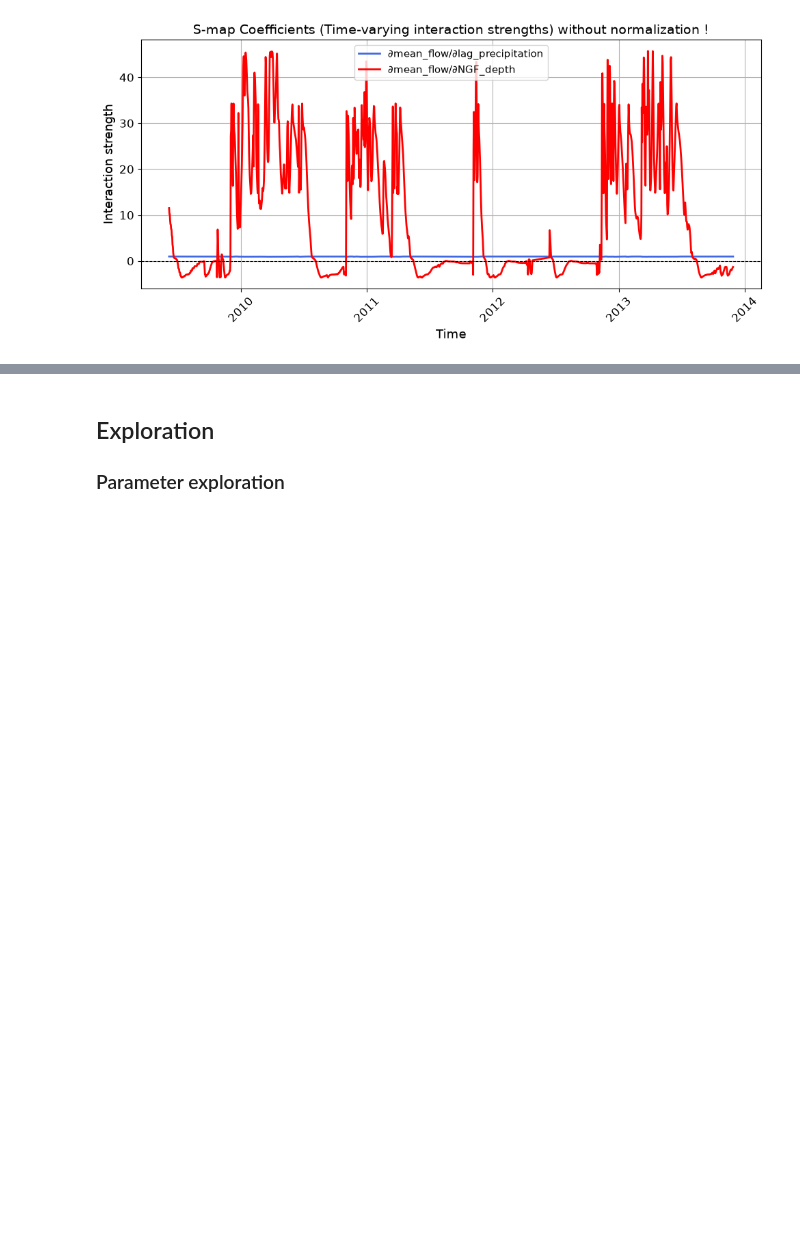
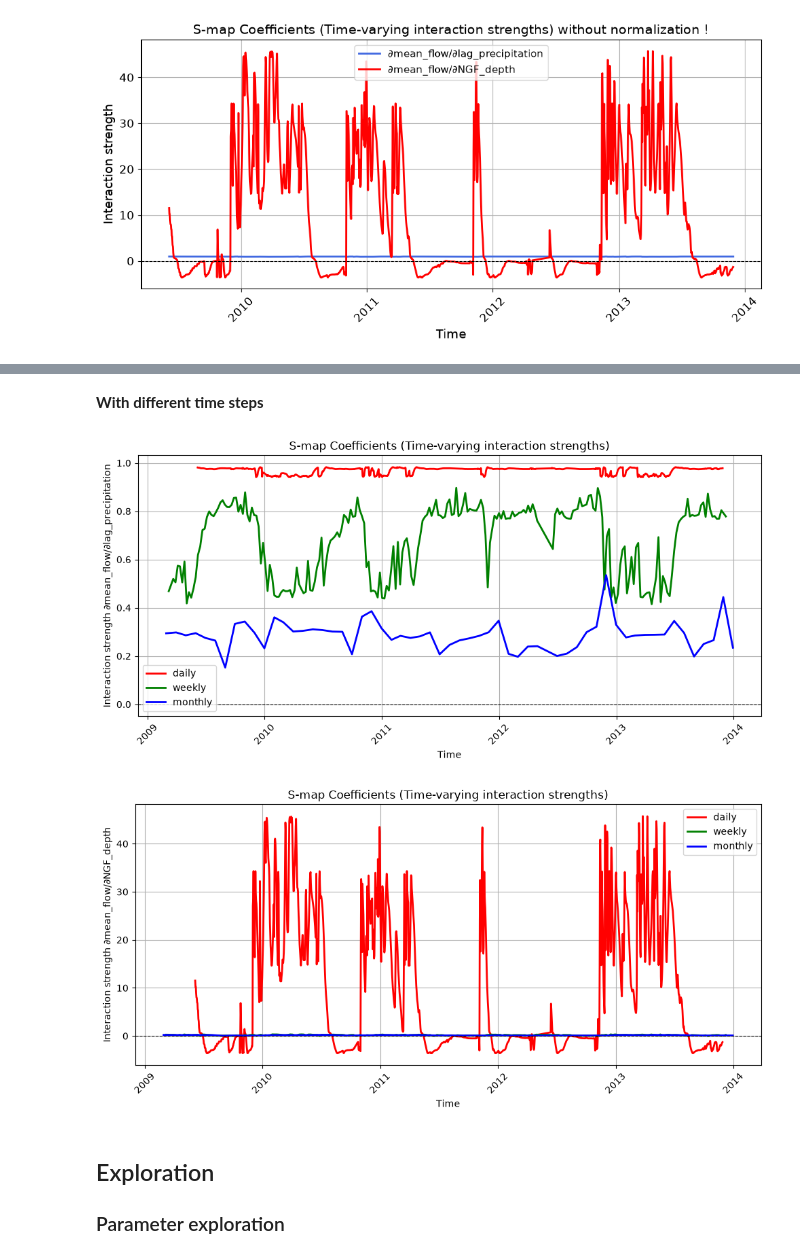
Before and after one commit to EulalieContreras/NTU_ecoinformatic, a Jupyter notebook: mywork/hydrography_notebook.ipynb, the cells around one changed output, grey strips where cells are left out. Drawn from its saved outputs; the diff is of its cells as text; code cells hidden in the pictures; blank space fills up the shorter version.

```diff
--- a/mywork/hydrography_notebook.ipynb
+++ b/mywork/hydrography_notebook.ipynb
@@ -1043,6 +1145,69 @@ plt.tight_layout()
 [figure]
 # %% [markdown]
 ![title](img/interaction_strenght.png)
+# %% [markdown]
+**With different time steps**
+# %%
+lib_start_daily = 1
+lib_end_daily = len(df) // 2
+pred_start_daily = lib_end_daily + 1
+pred_end_daily = len(df)
+res, best_theta = fun.Smap_prediction(df, "mean_flow lag_precipitation NGF_depth", 'mean_flow', lib=f'{lib_start_daily} {lib_end_daily}', pred = f'{pred_start_daily} {pred_end_daily}')
+coefficients= res['coefficients']
+coefficients['date'] = pd.to_datetime(coefficients['date'])
+
+df_week = df_week.dropna()
+lib_start_weekly = 1
+lib_end_weekly = len(df_week) // 2
+pred_start_weekly = lib_end_weekly + 1
+pred_end_weekly = len(df_week)
+res_week, best_theta = fun.Smap_prediction(df_week, "mean_flow lag_precipitation NGF_depth", 'mean_flow', lib=f'{lib_start_weekly} {lib_end_weekly}', pred = f'{pred_start_weekly} {pred_end_weekly}')
+coefficients_week = res_week['coefficients']
+coefficients_week['date'] = pd.to_datetime(coefficients_week['date'])
+
+df_month = df_month.dropna()
+lib_start_monthly = 1
+lib_end_monthly = len(df_month) // 2
+pred_start_monthly = lib_end_monthly + 1
+pred_end_monthly= len(df_month)
+res_month, best_theta = fun.Smap_prediction(df_month, "mean_flow lag_precipitation NGF_depth", 'mean_flow', lib=f'{lib_start_monthly} {lib_end_monthly}', pred = f'{pred_start_monthly} {pred_end_monthly}')
+coefficients_month = res_month['coefficients']
+coefficients_month['date'] = pd.to_datetime(coefficients_month['date'])
+
+plt.figure(figsize=(10, 5))
+plt.plot(coefficients['date'], coefficients['C1'], label='daily', color="r", linewidth=2)
+plt.plot(coefficients_week['date'], coefficients_week['C1'], label='weekly', color="g", linewidth=2)
+plt.plot(coefficients_month['date'], coefficients_month['C1'], label='monthly', color="b", linewidth=2)
+ax = plt.gca()
+ax.xaxis.set_major_locator(mdates.YearLocator())
+ax.xaxis.set_major_formatter(mdates.DateFormatter('%Y'))
+plt.xticks(rotation=45)
+plt.axhline(0, color="black", linestyle="dashed", linewidth=0.8)
+plt.xlabel("Time")
+plt.ylabel("Interaction strength ∂mean_flow/∂lag_precipitation")
+plt.title("S-map Coefficients (Time-varying interaction strengths)")
+plt.legend()
+plt.grid(True)
+plt.tight_layout()
+
+plt.figure(figsize=(10, 5))
+plt.plot(coefficients['date'], coefficients['C2'], label='daily', color="r", linewidth=2)
+plt.plot(coefficients_week['date'], coefficients_week['C2'], label='weekly', color="g", linewidth=2)
+plt.plot(coefficients_month['date'], coefficients_month['C2'], label='monthly', color="b", linewidth=2)
+ax = plt.gca()
+ax.xaxis.set_major_locator(mdates.YearLocator())
+ax.xaxis.set_major_formatter(mdates.DateFormatter('%Y'))
+plt.xticks(rotation=45)
+plt.axhline(0, color="black", linestyle="dashed", linewidth=0.8)
+plt.xlabel("Time")
+plt.ylabel("Interaction strength ∂mean_flow/∂NGF_depth")
+plt.title("S-map Coefficients (Time-varying interaction strengths)")
+plt.legend()
+plt.grid(True)
+plt.tight_layout()
+# %% [output]
+[figure, added]
+[figure, added]
 # %% [markdown]
 ## Exploration
 
```
Also changed, not shown: parts of 9 cells of this notebook, 5 other files.
